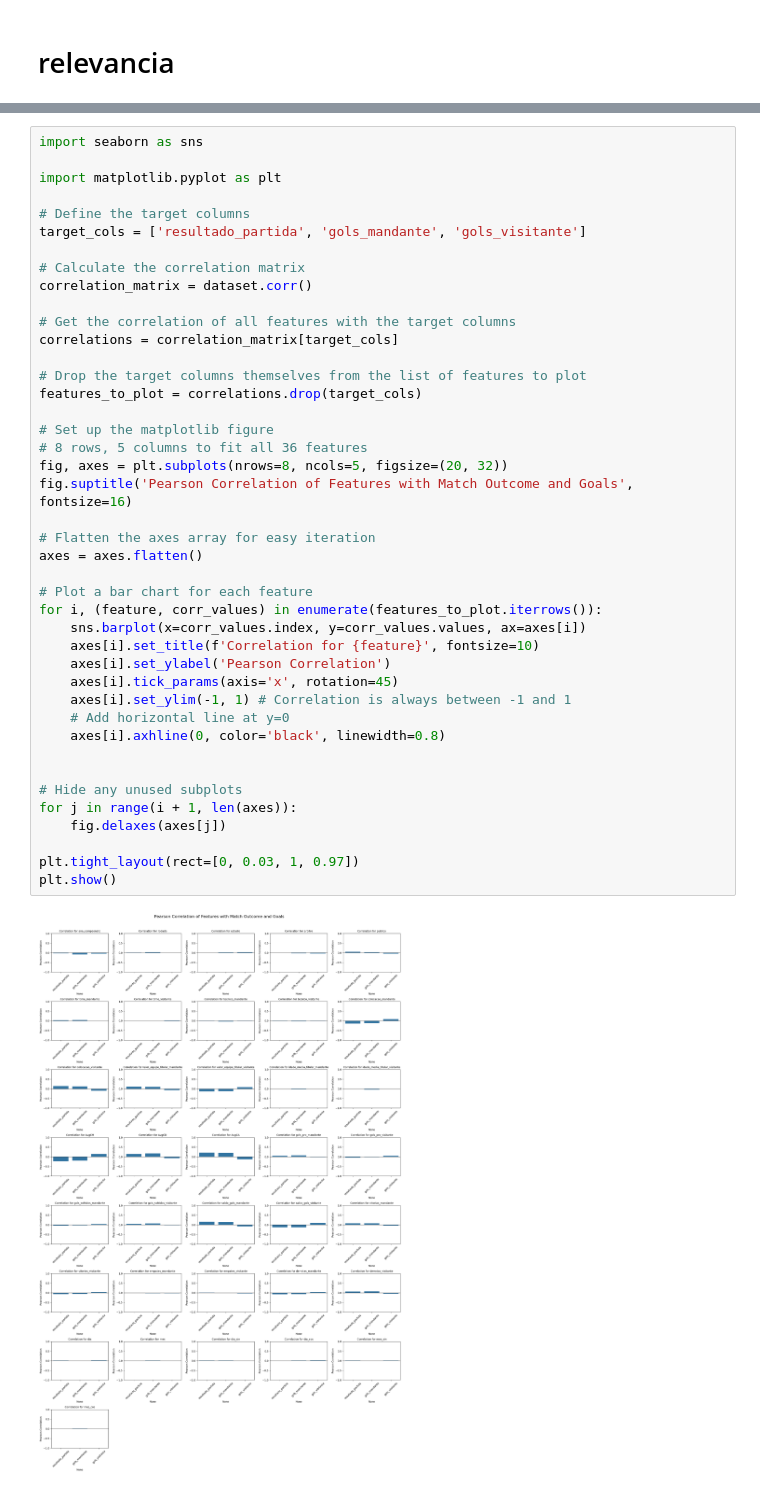
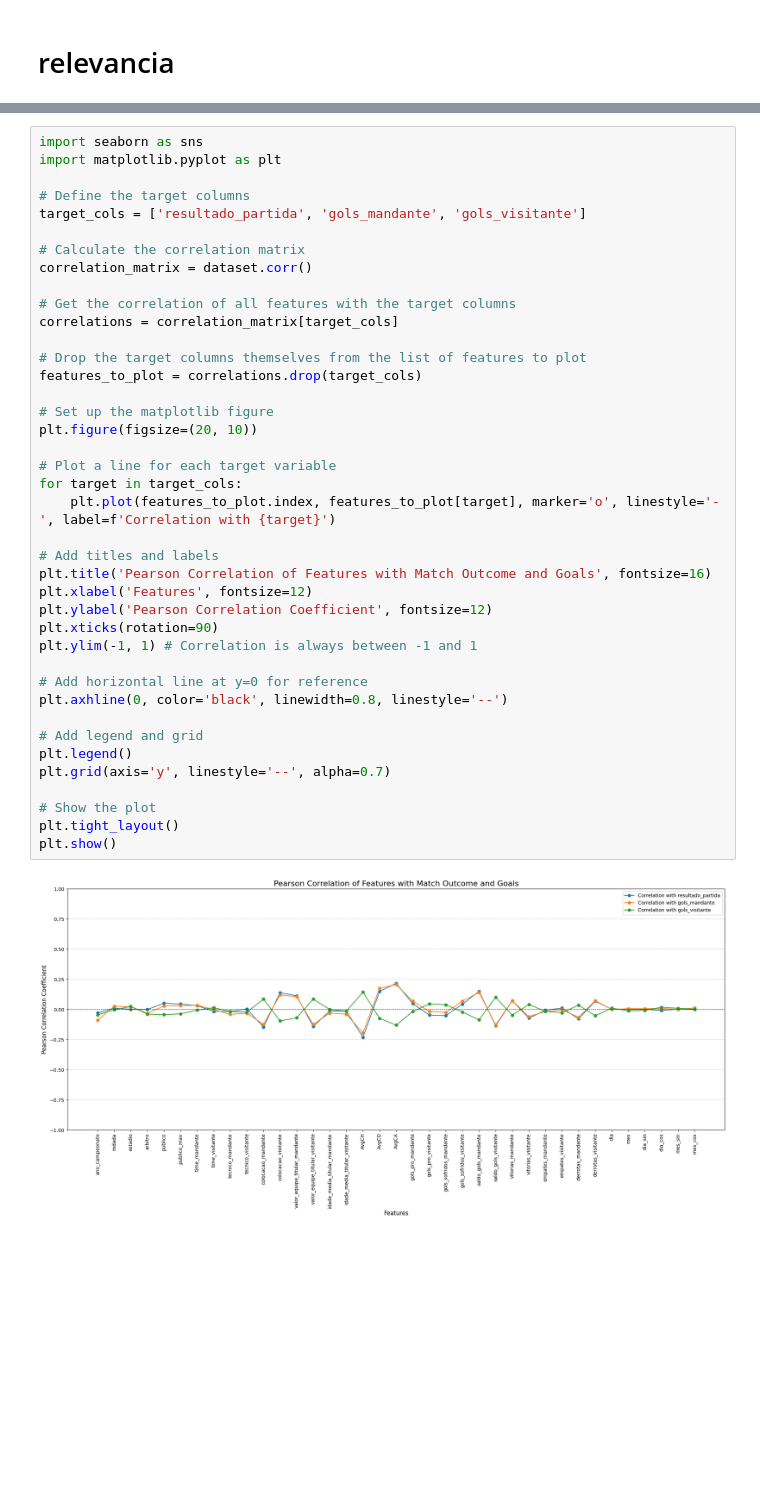
Before and after one commit to leandroassis/sportbet_model, a Jupyter notebook: data/feature_eng.ipynb, the cells around one changed output, grey strips where cells are left out. Drawn from its saved outputs; the diff is of its cells as text; blank space fills up the shorter version.

```diff
--- a/data/feature_eng.ipynb
+++ b/data/feature_eng.ipynb
@@ -743,44 +748,42 @@ dataset.describe()
 # %%
 import seaborn as sns
-
 import matplotlib.pyplot as plt
 
 # Define the target columns
 target_cols = ['resultado_partida', 'gols_mandante', 'gols_visitante']
 
 # Calculate the correlation matrix
 correlation_matrix = dataset.corr()
 
 # Get the correlation of all features with the target columns
 correlations = correlation_matrix[target_cols]
 
 # Drop the target columns themselves from the list of features to plot
 features_to_plot = correlations.drop(target_cols)
 
 # Set up the matplotlib figure
-# 8 rows, 5 columns to fit all 36 features
-fig, axes = plt.subplots(nrows=8, ncols=5, figsize=(20, 32))
-fig.suptitle('Pearson Correlation of Features with Match Outcome and Goals', fontsize=16)
+plt.figure(figsize=(20, 10))
 
-# Flatten the axes array for easy iteration
-axes = axes.flatten()
+# Plot a line for each target variable
+for target in target_cols:
+    plt.plot(features_to_plot.index, features_to_plot[target], marker='o', linestyle='-', label=f'Correlation with {target}')
 
-# Plot a bar chart for each feature
-for i, (feature, corr_values) in enumerate(features_to_plot.iterrows()):
-    sns.barplot(x=corr_values.index, y=corr_values.values, ax=axes[i])
-    axes[i].set_title(f'Correlation for {feature}', fontsize=10)
-    axes[i].set_ylabel('Pearson Correlation')
-    axes[i].tick_params(axis='x', rotation=45)
-    axes[i].set_ylim(-1, 1) # Correlation is always between -1 and 1
-    # Add horizontal line at y=0
-    axes[i].axhline(0, color='black', linewidth=0.8)
+# Add titles and labels
+plt.title('Pearson Correlation of Features with Match Outcome and Goals', fontsize=16)
+plt.xlabel('Features', fontsize=12)
+plt.ylabel('Pearson Correlation Coefficient', fontsize=12)
+plt.xticks(rotation=90)
+plt.ylim(-1, 1) # Correlation is always between -1 and 1
 
+# Add horizontal line at y=0 for reference
+plt.axhline(0, color='black', linewidth=0.8, linestyle='--')
 
-# Hide any unused subplots
-for j in range(i + 1, len(axes)):
-    fig.delaxes(axes[j])
+# Add legend and grid
+plt.legend()
+plt.grid(axis='y', linestyle='--', alpha=0.7)
 
-plt.tight_layout(rect=[0, 0.03, 1, 0.97])
+# Show the plot
+plt.tight_layout()
 plt.show()
 # %% [output]
-[figure, old version]
+[figure, new version]
```
Also changed, not shown: parts of 13 cells of this notebook, 6 other files.
